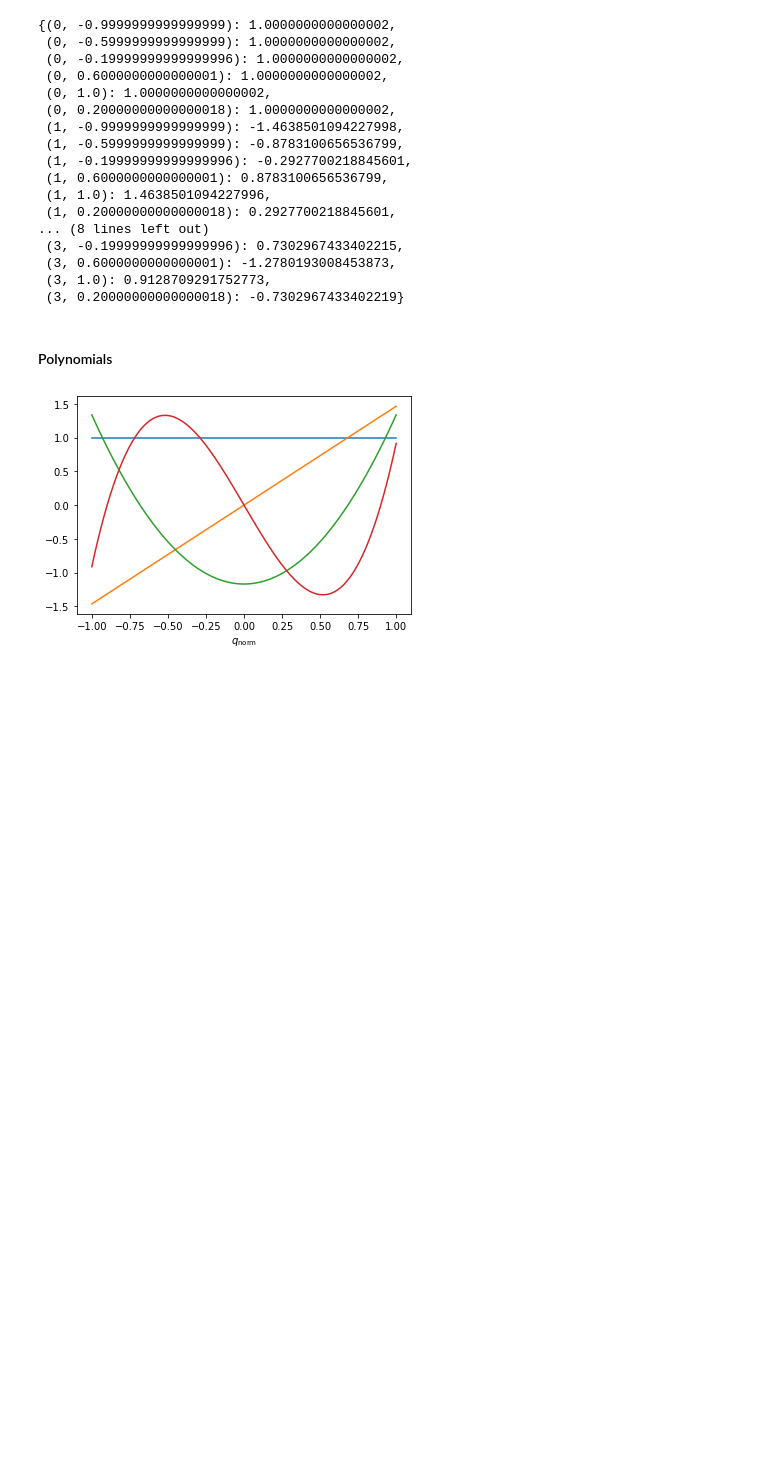
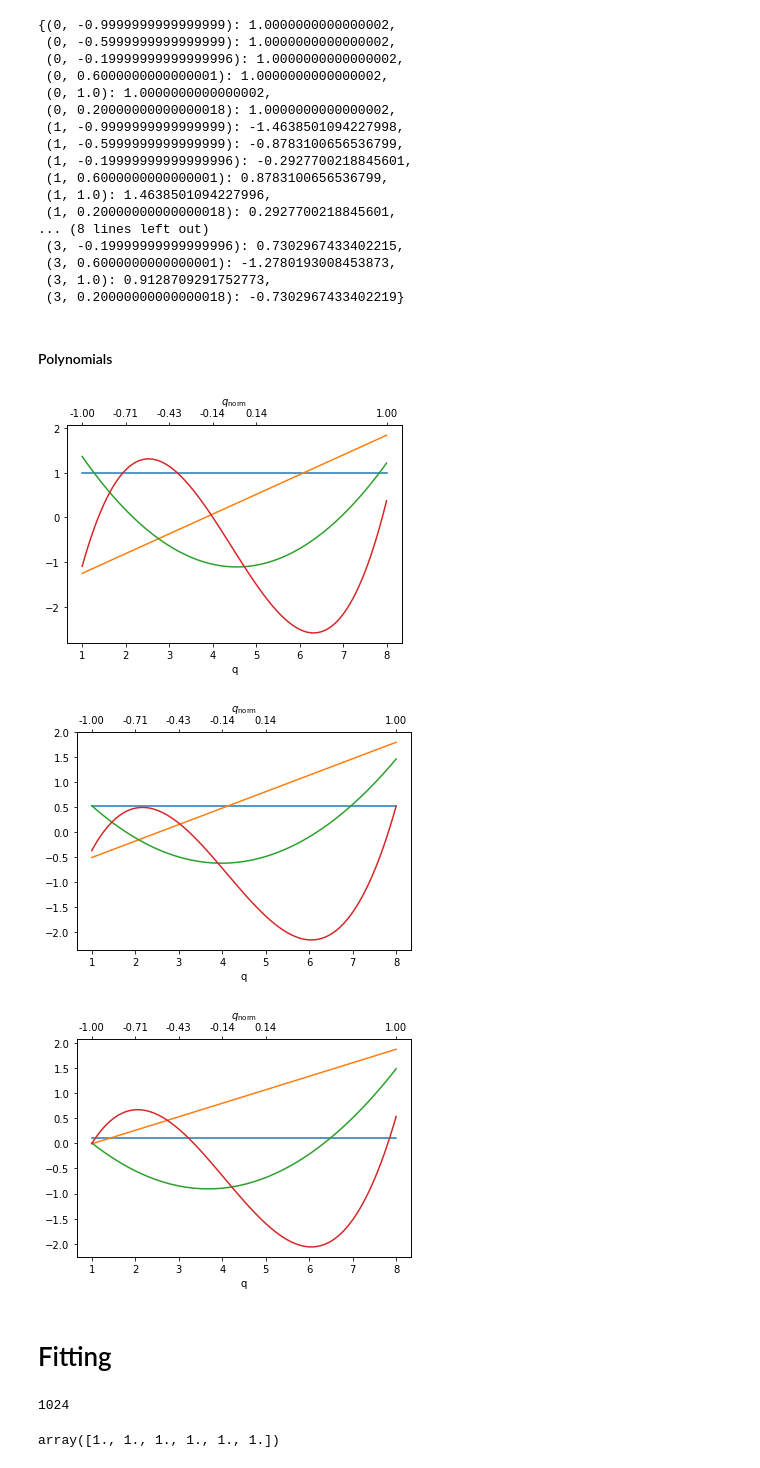
Before and after one commit to Balazzs/HPGECalorimeter, a Jupyter notebook: fitting.ipynb, the cells around one changed output. Cells and saved outputs as stored; diff of their text form; code cells hidden in the pictures; blank space fills up the shorter version.

```diff
--- a/fitting.ipynb
+++ b/fitting.ipynb
@@ -6,7 +6,8 @@ from functools import partial
 from matplotlib import pyplot as plt
 # %%
 w      = np.diag([1/6, 1/6, 1/6, 1/6, 1/6, 1/6])
-q_real = np.array([1,2,3, 5, 6, 4])
+q_real = np.array([1,2,3, 5, 8, 4])
+order  = 3
 # %%
 #scalar product with weights
 def dot_w(a, b, w, q):
@@ -139,12 +166,23 @@ base.cache
  (3, 0.20000000000000018): -0.7302967433402219}
 # %% [markdown]
 #### Polynomials
-# %%
-x=np.linspace(-1, 1, 100)
-
-for i in range(4):
-    plt.plot(x, base[i](x))
-
-plt.xlabel("$q_{\mathrm{norm}}$");
-# %% [output]
-[figure, removed]
+# %%
+OrthoPolyBase(q_real, w, order).plot_functions(plt.gca())
+plt.savefig("figures/ortho_poly_1.svg", bbox_inches="tight")
+plt.show()
+
+w_   = np.diag([1, 1, 1, 1/6, 1/6, 1/6])
+OrthoPolyBase(q_real, w_, order).plot_functions(plt.gca())
+plt.savefig("figures/ortho_poly_2.svg", bbox_inches="tight")
+plt.show()
+
+w_   = np.diag([100, 1, 1/6, 1/6, 1/6, 1/6])
+OrthoPolyBase(q_real, w_, order).plot_functions(plt.gca())
+plt.savefig("figures/ortho_poly_3.svg", bbox_inches="tight")
+plt.show()
+# %% [output]
+[figure, added]
+[figure, added]
+[figure, added]
+# %% [markdown]
+# Fitting
@@ -150,0 +191,8 @@ plt.xlabel("$q_{\mathrm{norm}}$");
+# %%
+np.kron(Y, Y[:, np.newaxis]).sum()
+# %% [output]
+1024
+# %%
+base[0](q_real)
+# %% [output]
+array([1., 1., 1., 1., 1., 1.])
```
Also changed, not shown: parts of 7 cells of this notebook, 3 other files.
